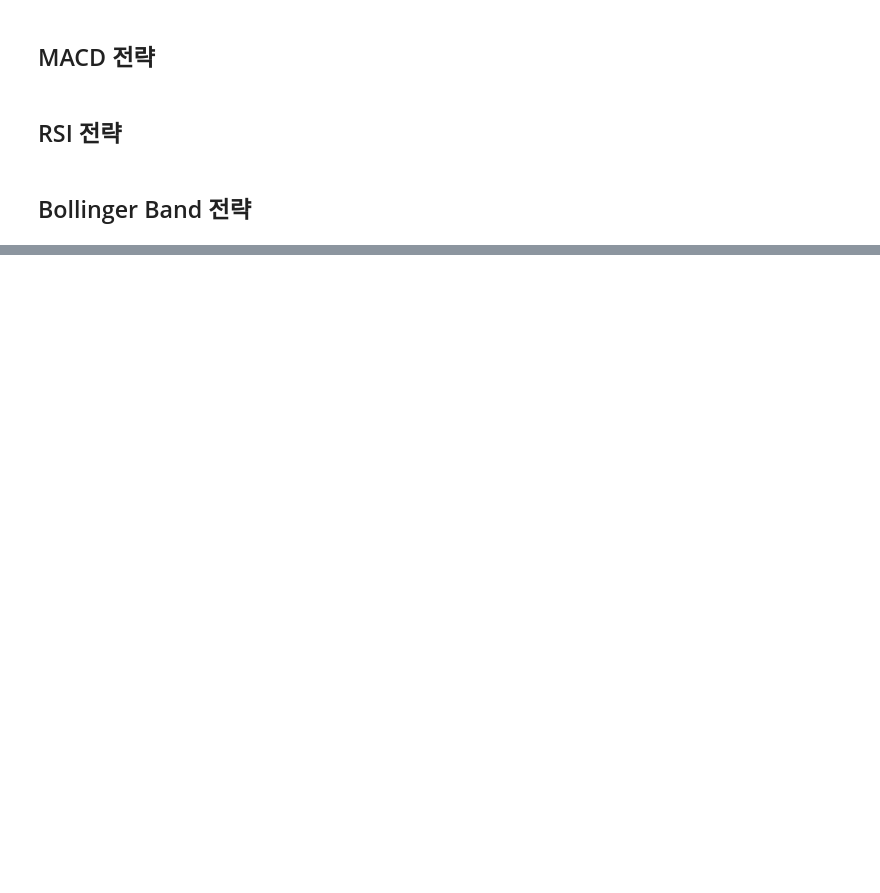
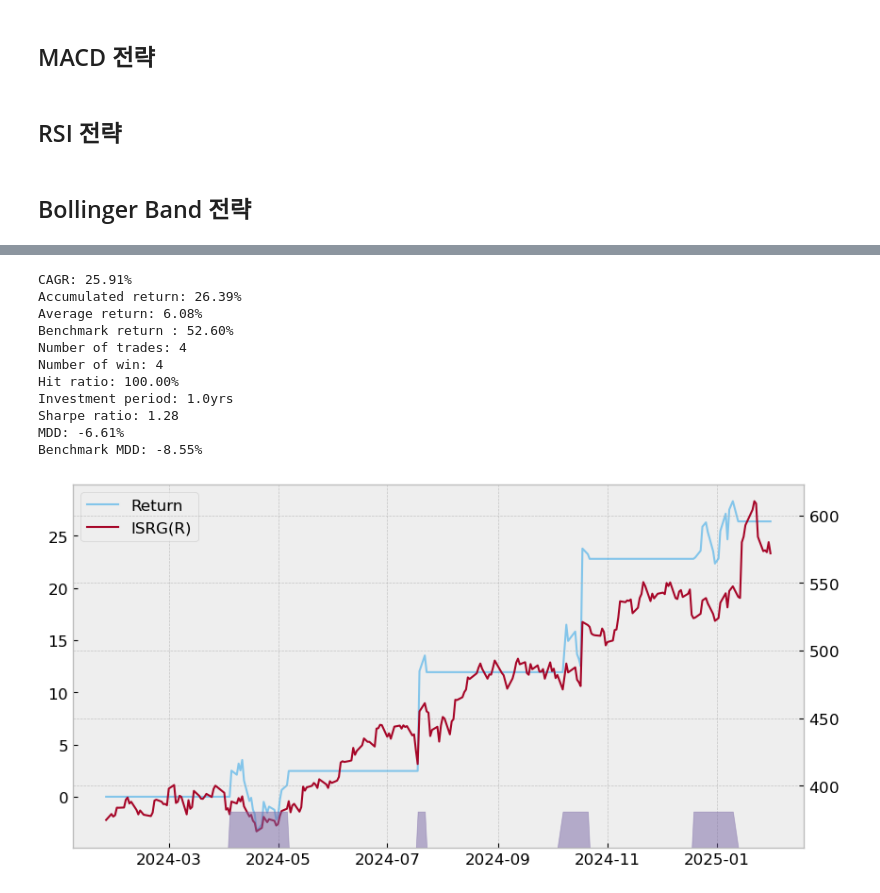
Before and after one commit to djimme/finterstellarDJ, a Jupyter notebook: Quant ch3.ipynb, the cells around one changed output, grey strips where cells are left out. Cells and saved outputs as stored; diff of their text form; code cells hidden in the pictures; blank space fills up the shorter version.

```diff
--- a/Quant ch3.ipynb
+++ b/Quant ch3.ipynb
@@ -664,0 +274,18 @@ Benchmark MDD: -26.55%
+# %%
+fs.position(df_sto)
+fs.evaluate(df_sto, cost=0.001)
+fs.performance(df_sto, rf_rate=0.01)
+fs.draw_trade_results(df_sto)
+# %% [output]
+CAGR: 25.91%
+Accumulated return: 26.39%
+Average return: 6.08%
+Benchmark return : 52.60%
+Number of trades: 4
+Number of win: 4
+Hit ratio: 100.00%
+Investment period: 1.0yrs
+Sharpe ratio: 1.28
+MDD: -6.61%
+Benchmark MDD: -8.55%
+[figure, added]
```
Also changed, not shown: parts of 42 cells of this notebook.
